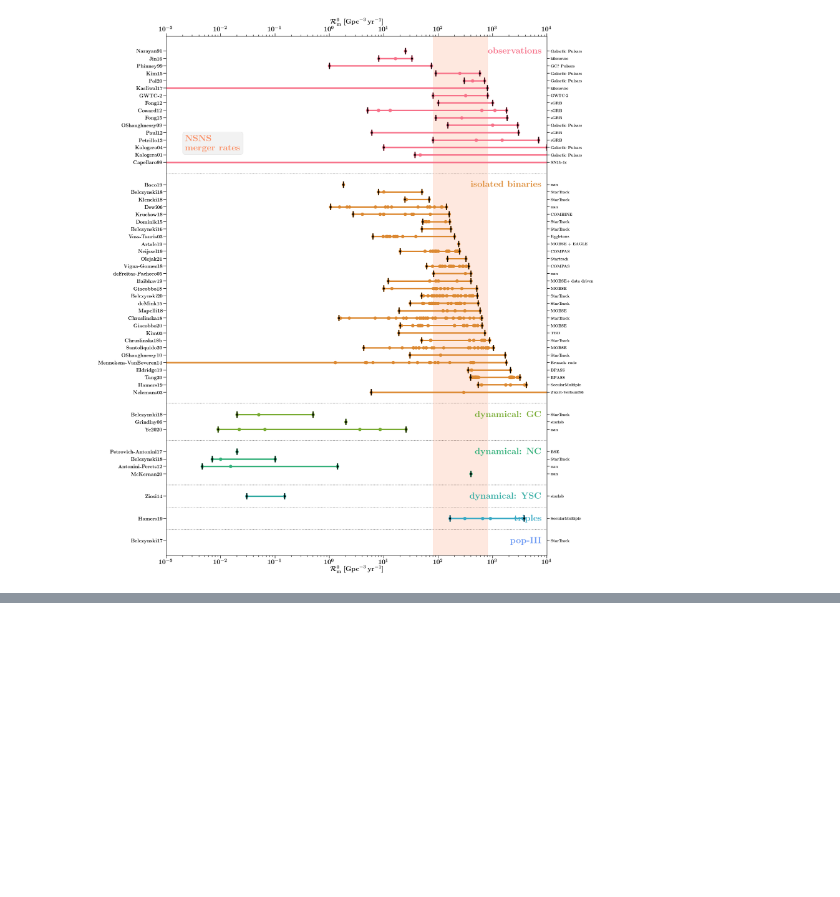
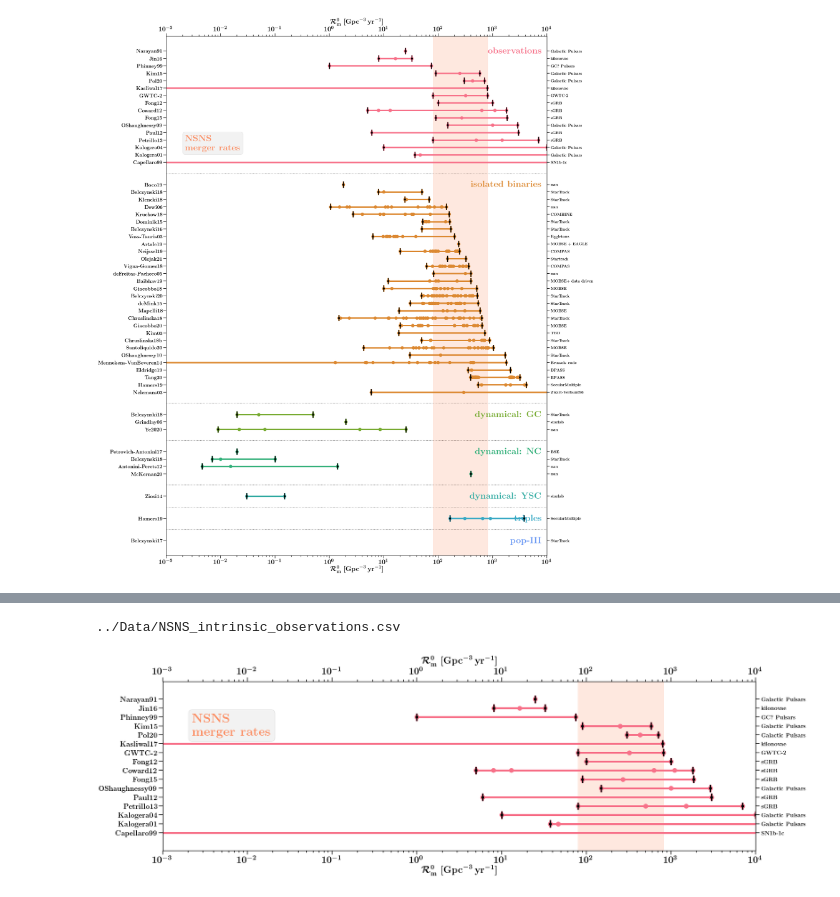
Before and after one commit to FloorBroekgaarden/BPS-comparison, a Jupyter notebook: plottingCode/make_Figure_1_main_rates.ipynb, the cells around one changed output, grey strips where cells are left out. Cells and saved outputs as stored; diff of their text form; code cells hidden in the pictures; blank space fills up the shorter version.

```diff
--- a/plottingCode/make_Figure_1_main_rates.ipynb
+++ b/plottingCode/make_Figure_1_main_rates.ipynb
@@ -456,0 +839,5 @@ make_figure(DCOtype='NSNS')
+# %%
+make_figure_single(DCOtype='NSNS', ordered='max', label='observations')
+# %% [output]
+../Data/NSNS_intrinsic_observations.csv
+[figure, added]
```
Also changed, not shown: parts of 3 cells of this notebook, 4 other files.
